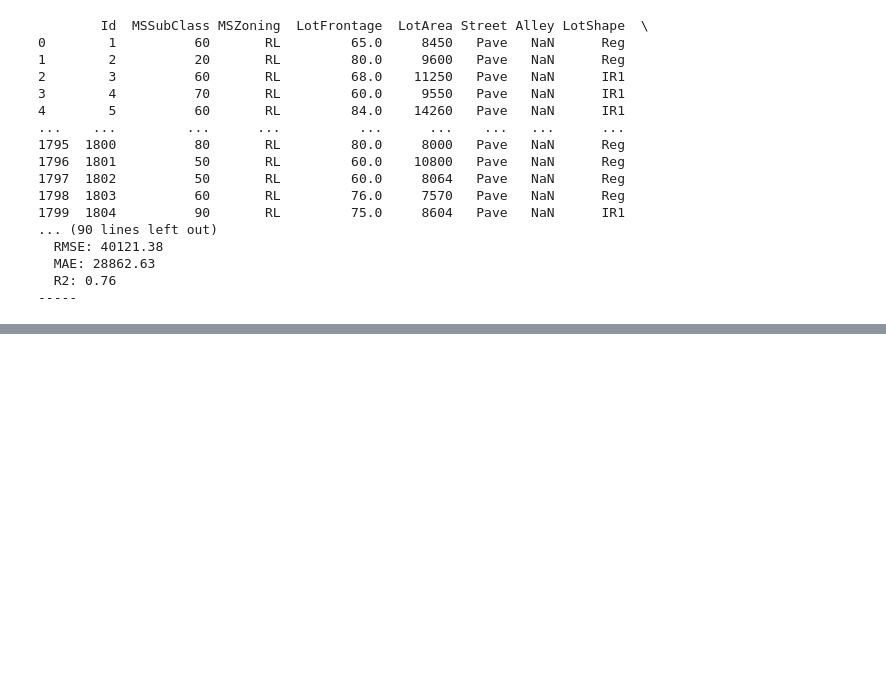
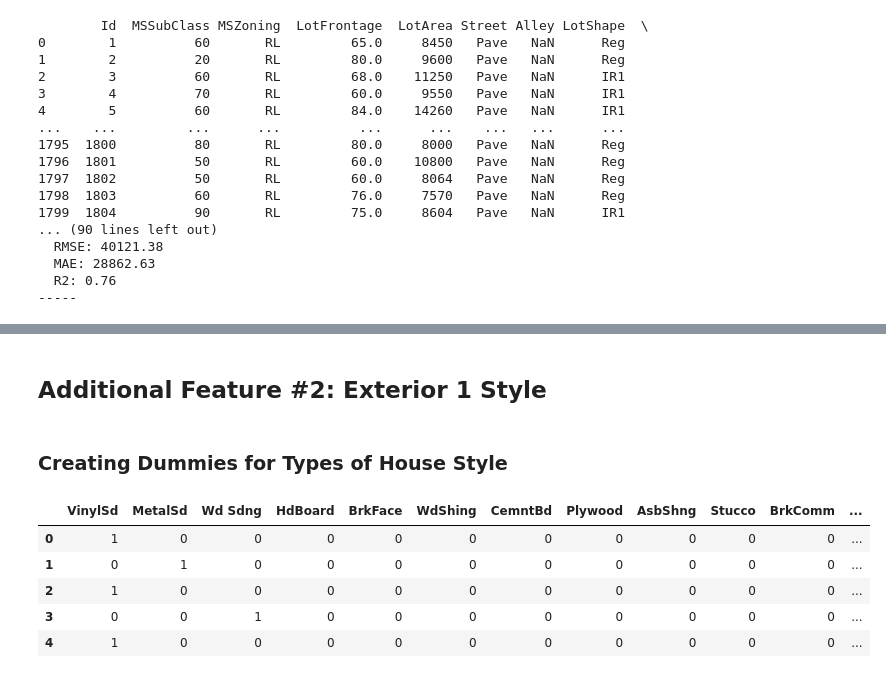
Before and after one commit to kanishsharma/rsm338, a Jupyter notebook: Project 1 - Iowa House Price/Python_regression_results.ipynb, the cells around one changed output, grey strips where cells are left out. Cells and saved outputs as stored; diff of their text form; code cells hidden in the pictures; blank space fills up the shorter version.

```diff
--- a/Project 1 - Iowa House Price/Python_regression_results.ipynb
+++ b/Project 1 - Iowa House Price/Python_regression_results.ipynb
@@ -295,0 +302,19 @@ for key, value in evaluation_results.items():
+# %%
+HouseStyle_types = []
+HouseStyle = {}
+
+for i in original_data['HouseStyle']:
+    if i not in HouseStyle_types:
+        HouseStyle_types.append(i)
+        HouseStyle[i] = []
+
+for i in original_data['HouseStyle']:
+    for j in range(len(HouseStyle_types)):
+        if i == HouseStyle_types[j]:
+            HouseStyle[HouseStyle_types[j]].append(1)
+        else:
+            HouseStyle[HouseStyle_types[j]].append(0)
+
+HouseStyle = pd.DataFrame.from_dict(HouseStyle)
+
+HouseStyle.head()
@@ -295,0 +341,30 @@ for key, value in evaluation_results.items():
+# %% [markdown]
+## Additional Feature #2: Exterior 1 Style
+# %% [markdown]
+### Creating Dummies for Types of House Style
+# %%
+Exterior1st_types = []
+Exterior1st = {}
+
+for i in original_data['Exterior1st']:
+    if i not in Exterior1st_types:
+        Exterior1st_types.append(i)
+        Exterior1st[i] = []
+
+for i in original_data['Exterior1st']:
+    for j in range(len(Exterior1st_types)):
+        if i == Exterior1st_types[j]:
+            Exterior1st[Exterior1st_types[j]].append(1)
+        else:
+            Exterior1st[Exterior1st_types[j]].append(0)
+
+Exterior1st = pd.DataFrame.from_dict(Exterior1st)
+
+Exterior1st.head()
+# %% [output]
+|  | VinylSd | MetalSd | Wd Sdng | HdBoard | BrkFace | WdShing | CemntBd | Plywood | AsbShng | Stucco | BrkComm | ... |
+| 0 | 1 | 0 | 0 | 0 | 0 | 0 | 0 | 0 | 0 | 0 | 0 | ... |
+| 1 | 0 | 1 | 0 | 0 | 0 | 0 | 0 | 0 | 0 | 0 | 0 | ... |
+| 2 | 1 | 0 | 0 | 0 | 0 | 0 | 0 | 0 | 0 | 0 | 0 | ... |
+| 3 | 0 | 0 | 1 | 0 | 0 | 0 | 0 | 0 | 0 | 0 | 0 | ... |
+| 4 | 1 | 0 | 0 | 0 | 0 | 0 | 0 | 0 | 0 | 0 | 0 | ... |
```
Also changed, not shown: parts of 26 cells of this notebook.
